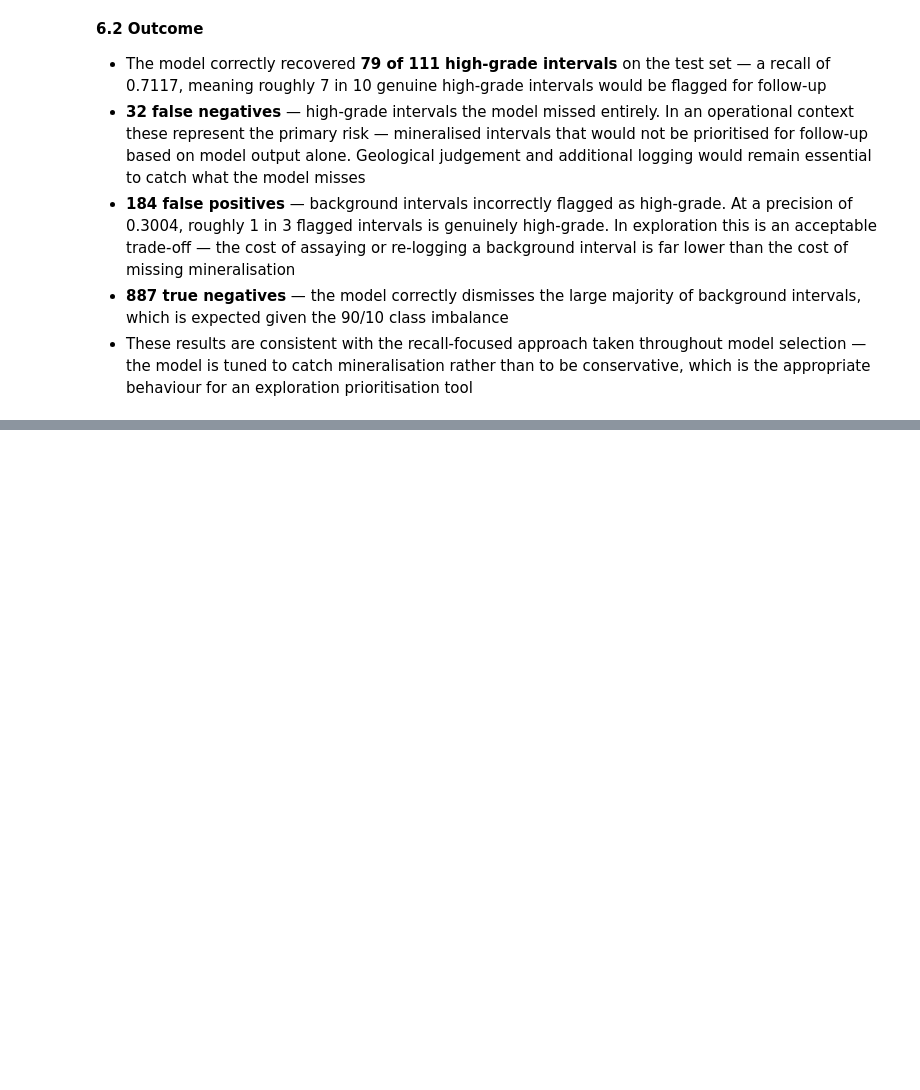
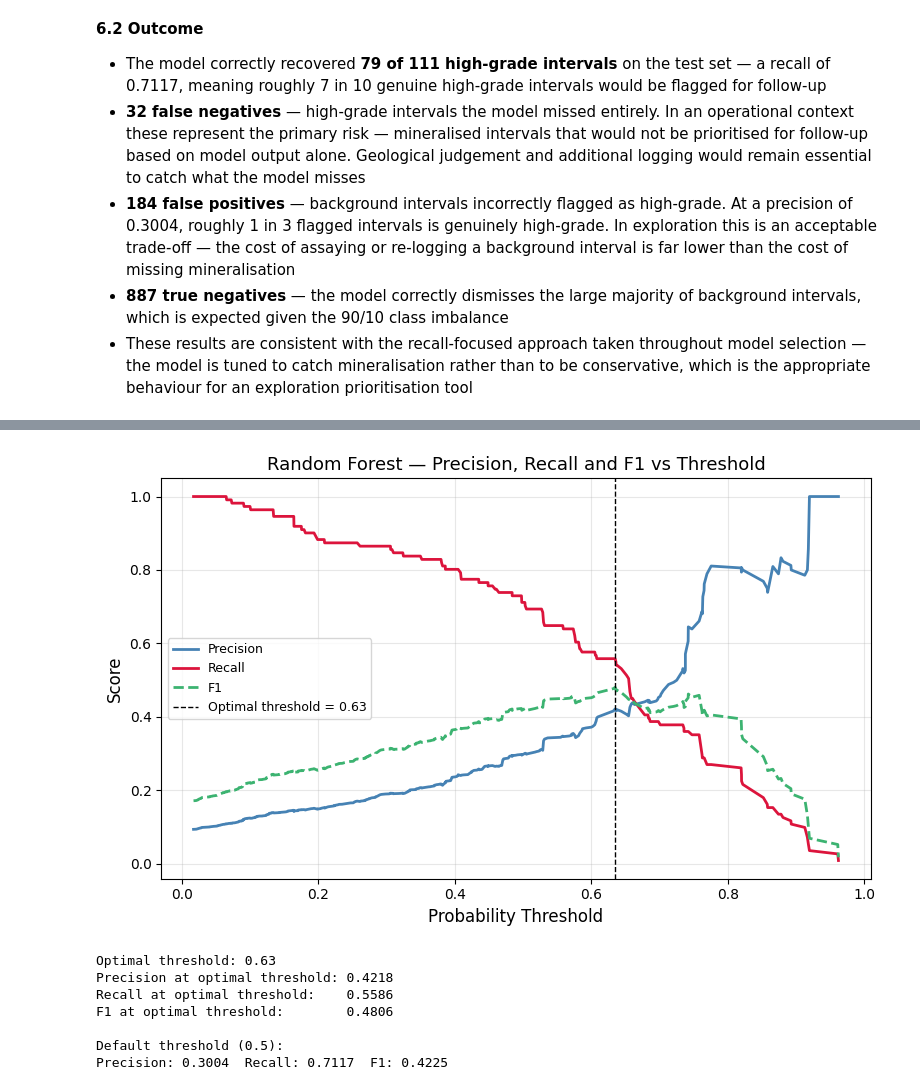
Before and after one commit to Maxpeligro/mpd-exploration-drilling-analysis, a Jupyter notebook: Notebooks/05_machine_learning.ipynb, the cells around one changed output, grey strips where cells are left out. Cells and saved outputs as stored; diff of their text form; code cells hidden in the pictures; blank space fills up the shorter version.

```diff
--- a/Notebooks/05_machine_learning.ipynb
+++ b/Notebooks/05_machine_learning.ipynb
@@ -1270,0 +1317,63 @@ Precision: 0.3004  (79 of 263 flagged intervals are genuine)
+# %%
+# ── 6.3 Threshold Optimisation ────────────────────────────────────────────────
+
+from sklearn.metrics import precision_recall_curve, f1_score
+import matplotlib.pyplot as plt
+import numpy as np
+
+# Get Random Forest probability scores for the test set
+y_proba_rf = rf_best.predict_proba(X_test_scaled)[:, 1]
+
+# Calculate precision and recall at every threshold
+precision, recall, thresholds = precision_recall_curve(y_test, y_proba_rf)
+
+# Calculate F1 score at every threshold
+f1_scores = 2 * (precision[:-1] * recall[:-1]) / (precision[:-1] + recall[:-1] + 1e-8)
+
+# Find the threshold that maximises F1
+optimal_idx       = np.argmax(f1_scores)
+optimal_threshold = thresholds[optimal_idx]
+optimal_precision = precision[optimal_idx]
+optimal_recall    = recall[optimal_idx]
+optimal_f1        = f1_scores[optimal_idx]
+
+# Plot precision-recall curve
+fig, ax = plt.subplots(figsize=(8, 5))
+
+ax.plot(thresholds, precision[:-1],
+        label='Precision', color='steelblue', linewidth=2)
+ax.plot(thresholds, recall[:-1],
+        label='Recall', color='crimson', linewidth=2)
+ax.plot(thresholds, f1_scores,
+        label='F1', color='mediumseagreen', linewidth=2, linestyle='--')
+
+# Mark the optimal threshold
+ax.axvline(x=optimal_threshold, color='black', linestyle='--',
+           linewidth=1, label=f'Optimal threshold = {optimal_threshold:.2f}')
+
+ax.set_xlabel('Probability Threshold', fontsize=12)
+ax.set_ylabel('Score', fontsize=12)
+ax.set_title('Random Forest — Precision, Recall and F1 vs Threshold', fontsize=13)
+ax.legend(loc='center left', fontsize=9)
+ax.grid(True, alpha=0.3)
+
+plt.tight_layout()
+plt.show()
+
+# Print results at optimal threshold
+print(f'Optimal threshold: {optimal_threshold:.2f}')
+print(f'Precision at optimal threshold: {optimal_precision:.4f}')
+print(f'Recall at optimal threshold:    {optimal_recall:.4f}')
+print(f'F1 at optimal threshold:        {optimal_f1:.4f}')
+print()
+print(f'Default threshold (0.5):')
+print(f'Precision: 0.3004  Recall: 0.7117  F1: 0.4225')
+# %% [output]
+[figure, added]
+Optimal threshold: 0.63
+Precision at optimal threshold: 0.4218
+Recall at optimal threshold:    0.5586
+F1 at optimal threshold:        0.4806
+
+Default threshold (0.5):
+Precision: 0.3004  Recall: 0.7117  F1: 0.4225
```
Also changed, not shown: parts of 13 cells of this notebook, 5 other files.
